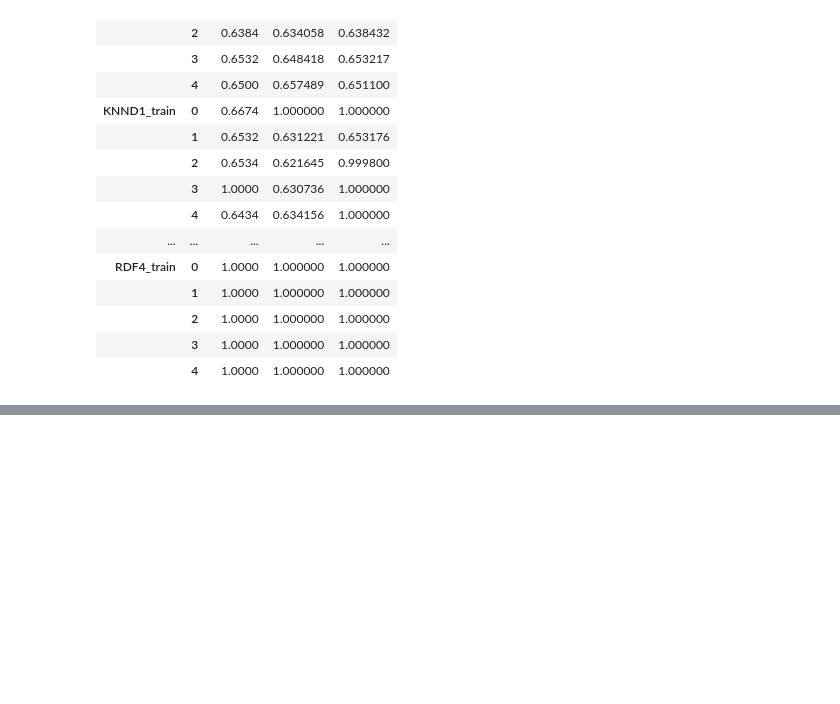
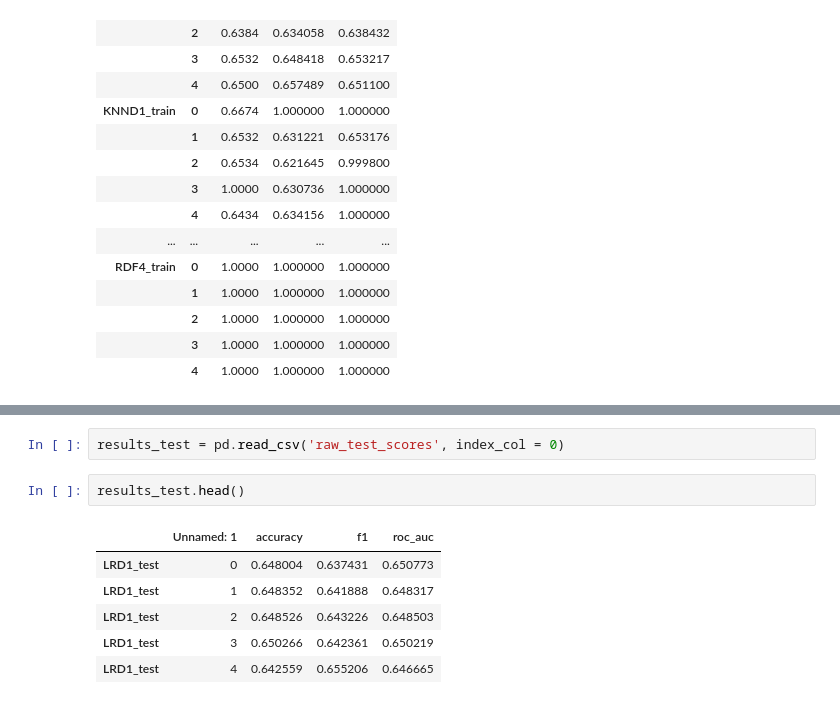
Before and after one commit to sh-biswas/COGS118A_Final_Project, a Jupyter notebook: Final_Project.ipynb, the cells around one changed output, grey strips where cells are left out. Drawn from its saved outputs; the diff is of its cells as text; blank space fills up the shorter version.

```diff
--- a/Final_Project.ipynb
+++ b/Final_Project.ipynb
@@ -1842,0 +1895,11 @@ plt.savefig('train_scores.png')
+# %%
+results_test = pd.read_csv('raw_test_scores', index_col = 0)
+# %%
+results_test.head()
+# %% [output]
+|  | Unnamed: 1 | accuracy | f1 | roc_auc |
+| LRD1_test | 0 | 0.648004 | 0.637431 | 0.650773 |
+| LRD1_test | 1 | 0.648352 | 0.641888 | 0.648317 |
+| LRD1_test | 2 | 0.648526 | 0.643226 | 0.648503 |
+| LRD1_test | 3 | 0.650266 | 0.642361 | 0.650219 |
+| LRD1_test | 4 | 0.642559 | 0.655206 | 0.646665 |
```
Also changed, not shown: parts of 48 cells of this notebook, 1 other file.
